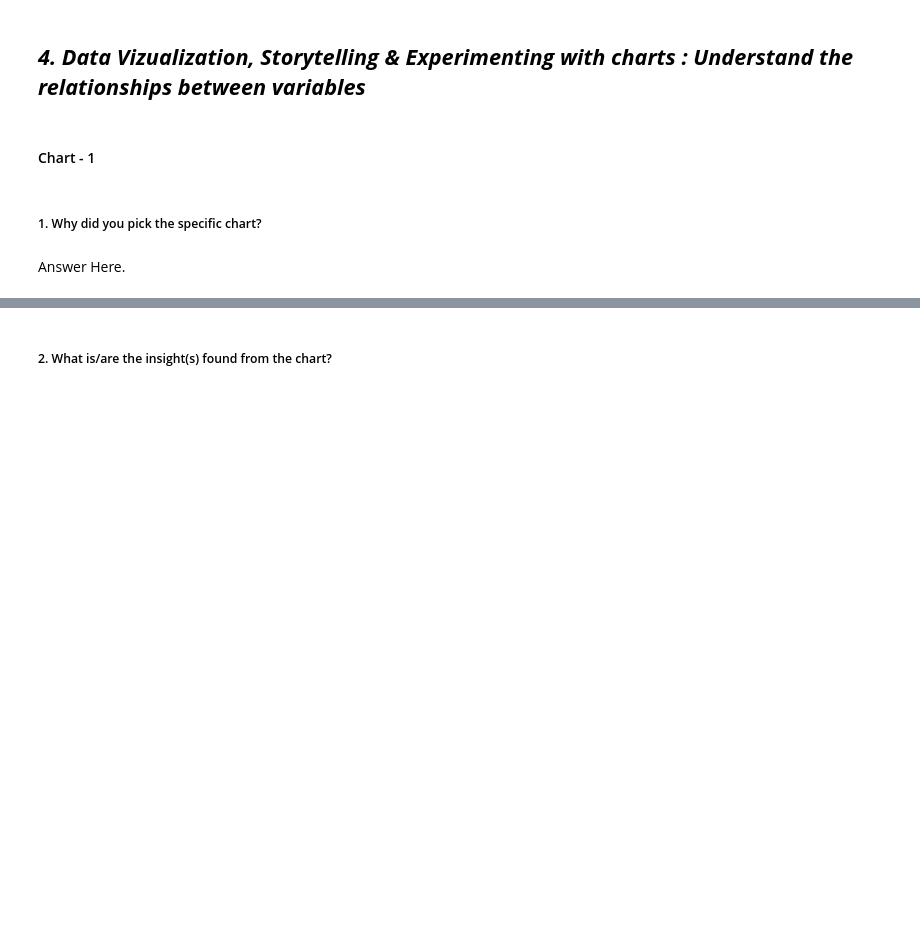
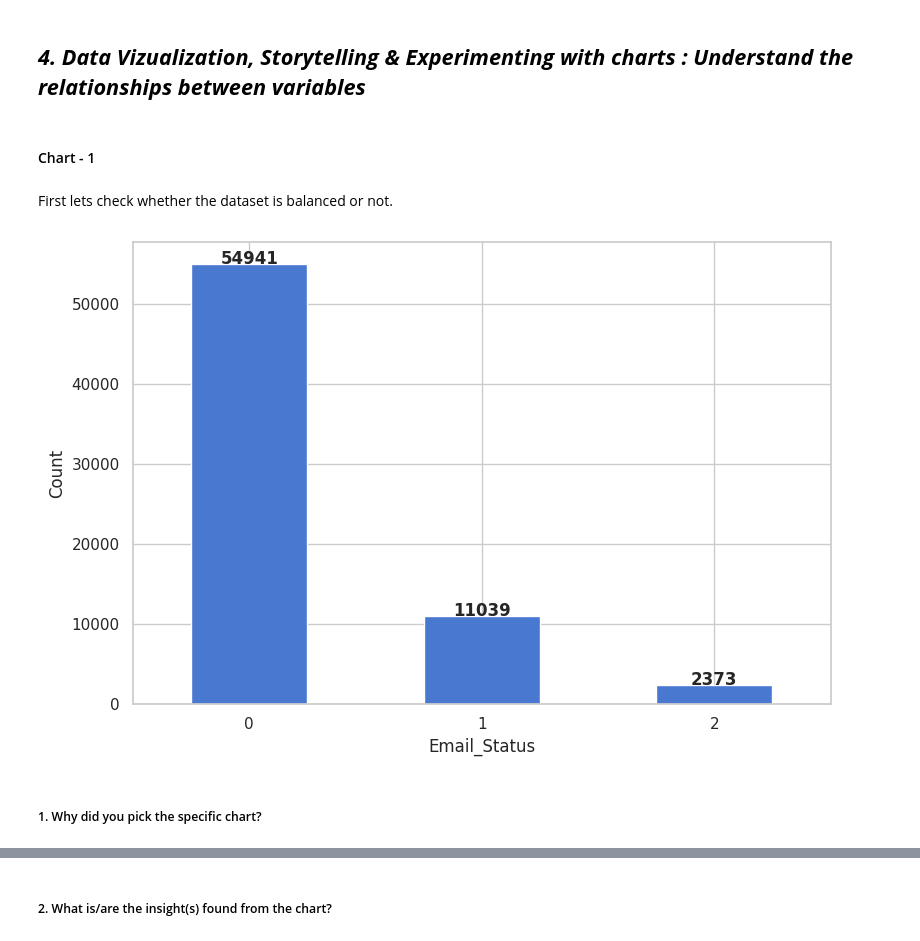
Before and after one commit to dipakpatil2001/Email-Campaign-Effectivene---Classificationss-Prediction, a Jupyter notebook: Email_Campaign_Effectiveness_Prediction.ipynb, the cells around one changed output, grey strips where cells are left out. Cells and saved outputs as stored; diff of their text form; code cells hidden in the pictures; blank space fills up the shorter version.

```diff
--- a/Email_Campaign_Effectiveness_Prediction.ipynb
+++ b/Email_Campaign_Effectiveness_Prediction.ipynb
@@ -159,6 +159,30 @@ def get_missing_count_and_percenetage(dataframe):
       print(f"{column} contains \033[4m{count}\033[0m null values. Percentage wise it is \033[1m{round(percentage,2)}% \033[0m")
   if num == 0:
     print("No missing values in the dataframe")
+# %%
+# get count of each unique value from a particular column
+# and output its as a dataframe
+def get_count_from_column(df, column_label):
+  df_grpd = df[column_label].value_counts()
+  df_grpd = pd.DataFrame({'index':df_grpd.index, 'count':df_grpd.values})
+  return df_grpd
+
+# add value to the top of each bar
+def add_value_label(x_list,y_list):
+    for i in range(1, len(x_list)+1):
+        plt.text(i-1,y_list[i-1],y_list[i-1], ha="center", fontweight='bold')
+
+# plot bar graph from grouped data
+def plot_bar_graph_from_column(df, column_label):
+  df_grpd = get_count_from_column(df, column_label)
+
+  df_grpd.plot(x='index', y='count', kind='bar', figsize=(3*df_grpd.shape[0], 6))
+  add_value_label(df_grpd['index'].tolist(), df_grpd['count'].tolist())
+  plt.xlabel(column_label)
+  plt.ylabel("Count")
+  plt.xticks(rotation='horizontal')
+  plt.gca().legend_.remove()
+  plt.show()
 # %%
 # define a function to generate a count plot
 def generate_count_plot(dataframe):
@@ -505,0 +561,3 @@ Imputing missing values for feature Customer_Location is not as easy as imputing
+# %%
+# convert Total_Past_Communications, Total_Links, Total_Images
+df = df.astype({'Total_Past_Communications':int, 'Total_Links':int, 'Total_Images':int}) # from float to int
@@ -516,4 +589,10 @@ Answer Here.
+# %% [markdown]
+First lets check whether the dataset is balanced or not.
+# %%
+# Chart - 1 visualization code
+# plot bar graph to show the count of each category in Email_Status
+plot_bar_graph_from_column(df, 'Email_Status')
+# %% [output]
+[figure, added]
 # %% [markdown]
 ##### 1. Why did you pick the specific chart?
-# %% [markdown]
-Answer Here.
```
Also changed, not shown: parts of 28 cells of this notebook.
